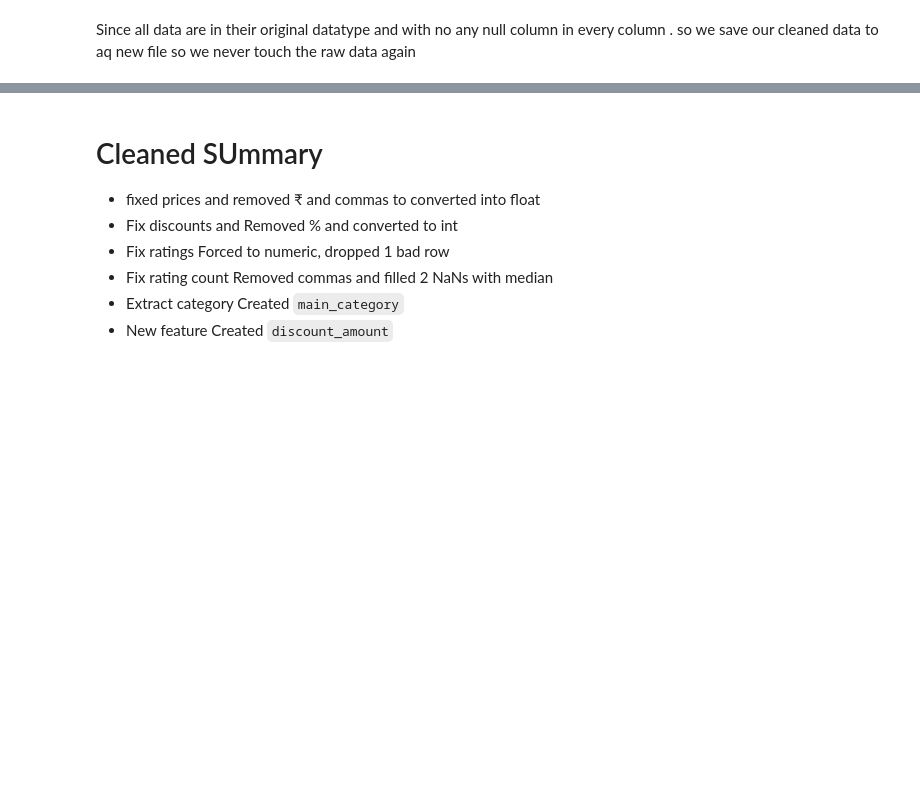
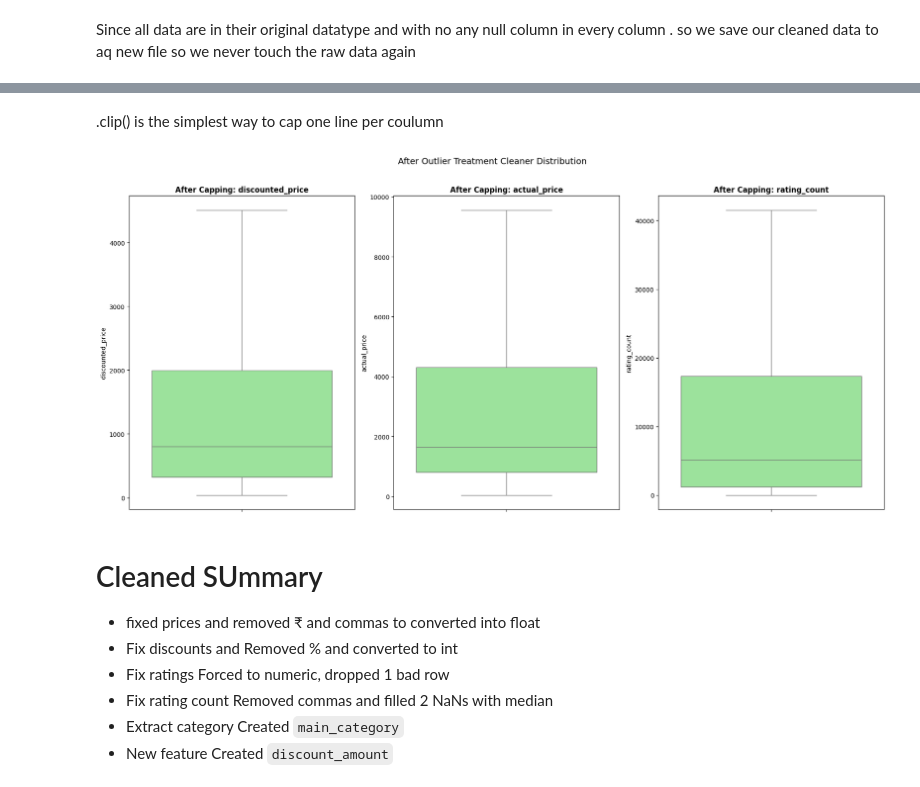
Before and after one commit to suzzzel5/Amazon-sales-insights, a Jupyter notebook: notebooks/02_data_cleaing.ipynb, the cells around one changed output, grey strips where cells are left out. Saved outputs shown, nothing was run; the diff lists cells and outputs as text; code cells hidden in the pictures; blank space fills up the shorter version.

```diff
--- a/notebooks/02_data_cleaing.ipynb
+++ b/notebooks/02_data_cleaing.ipynb
@@ -221,0 +320,21 @@ Since all data are in their original datatype and with no any null column in eve
+# %%
+# Outlier Treatment capping because if we delete the outlier we lose real data in real proudct where in cappin gwe repladce extreme values with the bounday values
+# Create a copy to store capped values
+data_capped = data.copy()
+
+cols_to_cap = ['discounted_price', 'actual_price', 'rating_count']
+
+for col in cols_to_cap:
+    Q1 = data_capped[col].quantile(0.25)
+    Q3 = data_capped[col].quantile(0.75)
+    IQR = Q3 - Q1
+    lower = Q1 - 1.5 * IQR
+    upper = Q3 + 1.5 * IQR
+
+    # Cap: anything below lower becomes lower, above upper becomes upper
+    data_capped[col] = data_capped[col].clip(lower=lower, upper=upper)
+
+    print(f"{col}:")
+    print(f"Before → max: {data[col].max():,.0f}")
+    print(f"After  → max: {data_capped[col].max():,.0f}")
+    print()
@@ -222 +353,17 @@ Since all data are in their original datatype and with no any null column in eve
+# %% [markdown]
+.clip() is the simplest way to cap one line per coulumn
+# %%
+#BOx plot after capping
+fig, axes = plt.subplots(1, 3, figsize=(18, 8))
+
+for ax, col in zip(axes, cols_to_cap):
+    sns.boxplot(y=data_capped[col], ax=ax, color='lightgreen')
+    ax.set_title(f'After Capping: {col}', fontweight='bold')
+
+plt.suptitle('After Outlier Treatment Cleaner Distribution', fontsize=14, y=1.02)
+plt.savefig("../data/After outlier treatment")
+plt.tight_layout()
+plt.show()
+# %% [output]
+[figure, added]
 # %%
```
Also changed, not shown: parts of 8 cells of this notebook.
